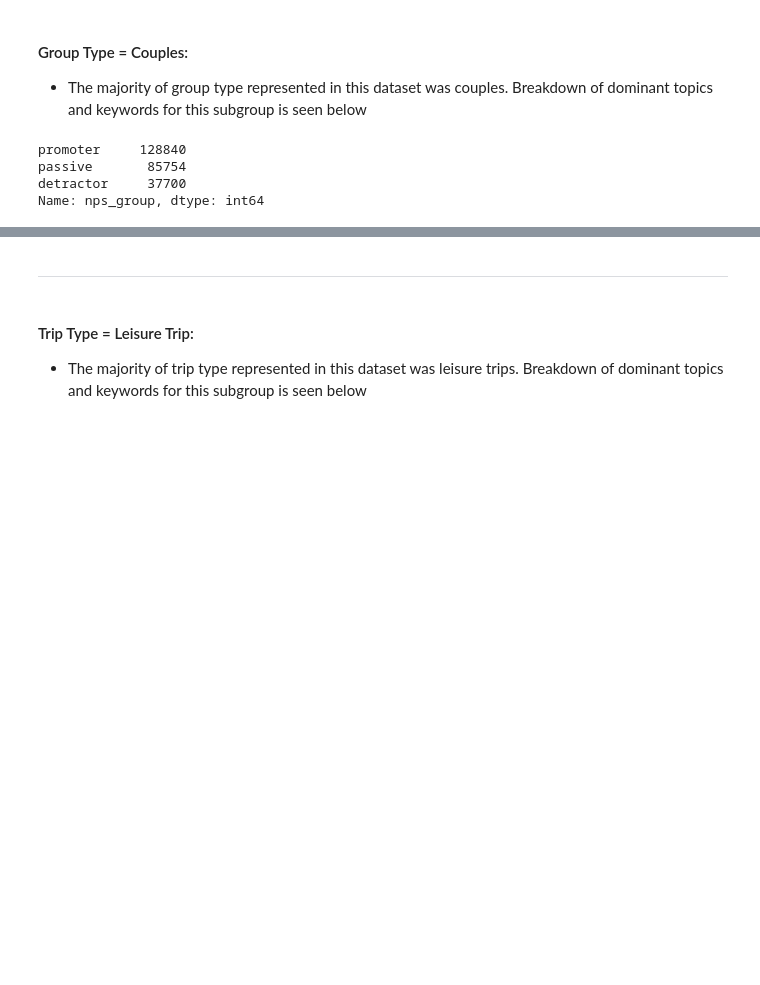
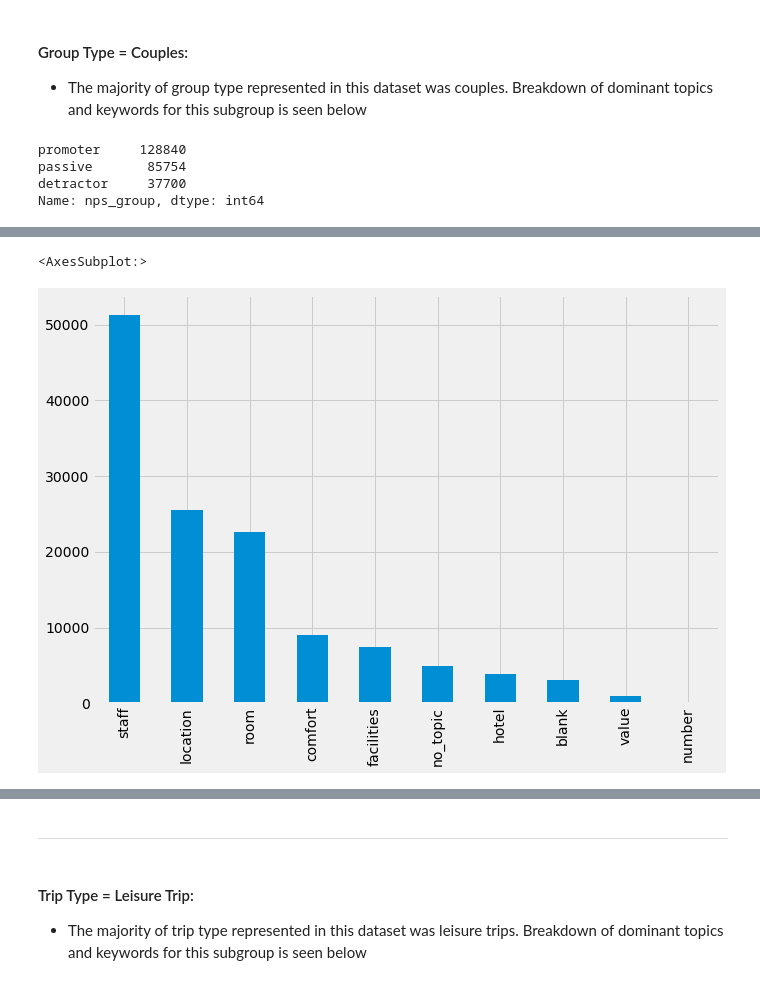
Before and after one commit to InPersonAnalysis/customer_review_capston, a Jupyter notebook: final_notebook.ipynb, the cells around one changed output, grey strips where cells are left out. Cells and saved outputs as stored; diff of their text form; code cells hidden in the pictures; blank space fills up the shorter version.

```diff
--- a/final_notebook.ipynb
+++ b/final_notebook.ipynb
@@ -506,0 +513,5 @@ Name: negative_dominant_topic, dtype: int64
+# %%
+#further subset the dataframe by the observations that were couples and detractors
+promoter_couples = couples[couples['nps_group'] == 'promoter']
+#show the top three negative dominant topics
+promoter_couples.positive_topic.value_counts()
@@ -506,0 +530,5 @@ Name: negative_dominant_topic, dtype: int64
+# %%
+promoter_couples.positive_topic.value_counts().plot.bar()
+# %% [output]
+<AxesSubplot:>
+[figure, added]
```
Also changed, not shown: parts of 13 cells of this notebook.
